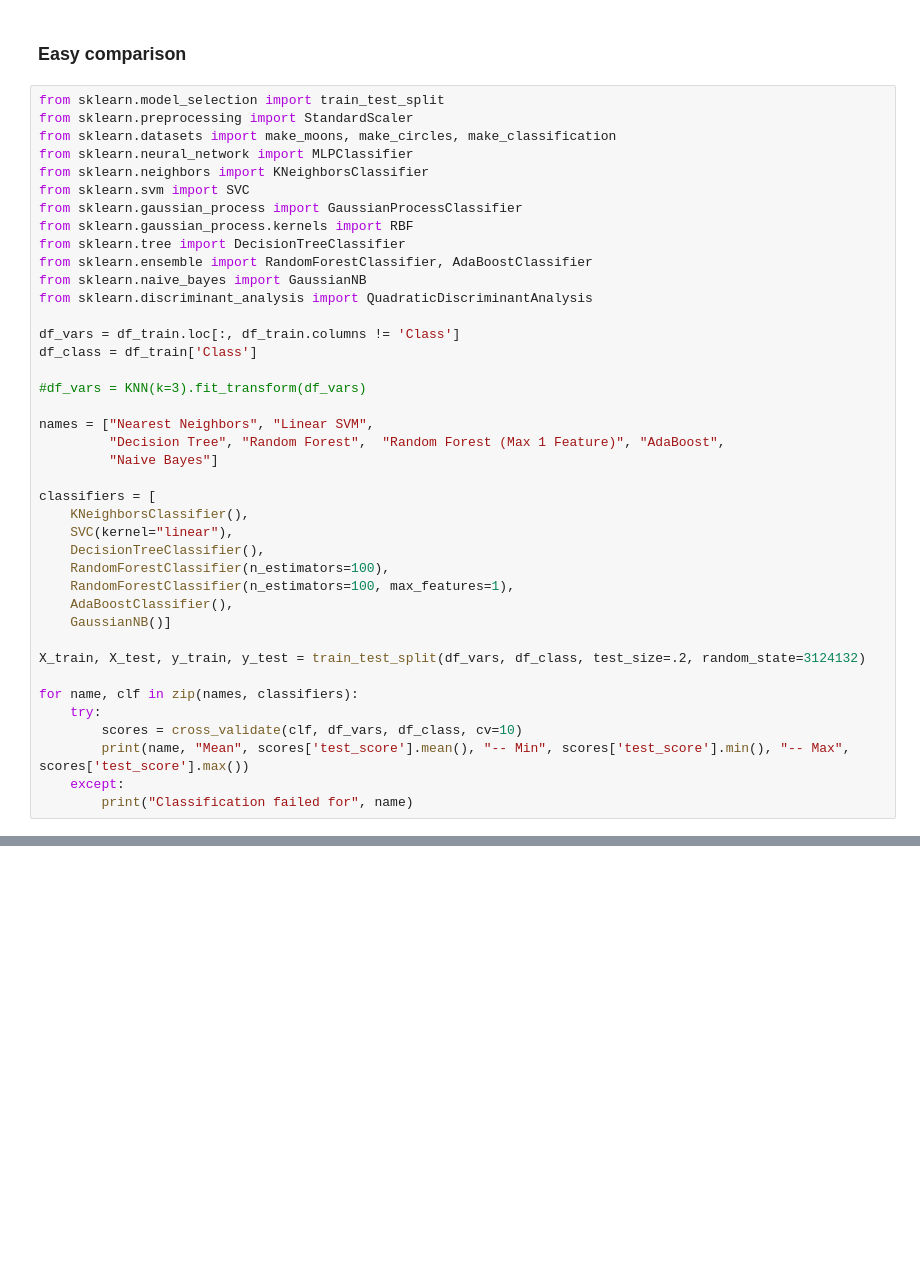
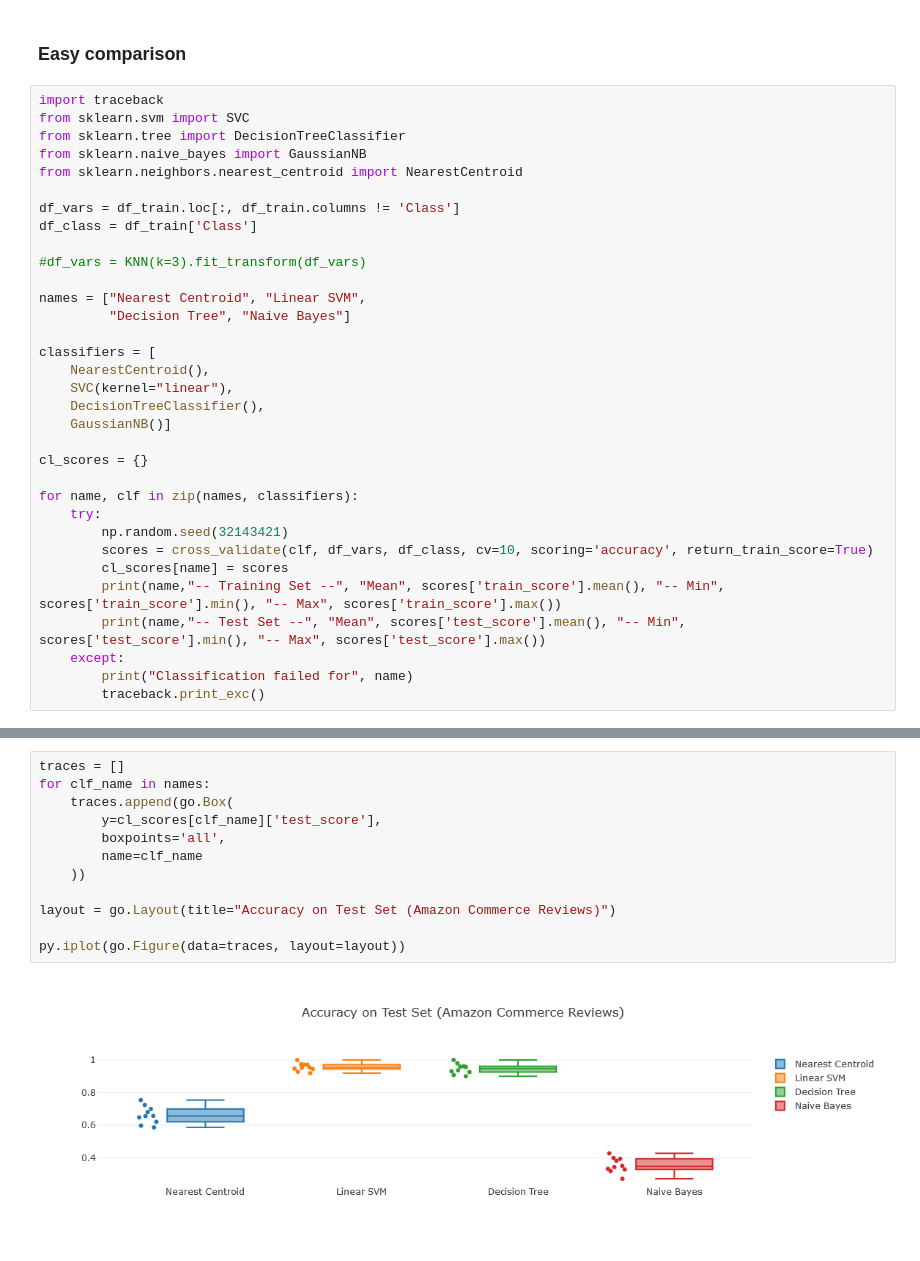
Before and after one commit to freecraver/ML-fun, a Jupyter notebook: amazon/amazon.ipynb, the cells around one changed output, grey strips where cells are left out. Saved outputs shown, nothing was run; the diff lists cells and outputs as text; blank space fills up the shorter version.

```diff
--- a/amazon/amazon.ipynb
+++ b/amazon/amazon.ipynb
@@ -104,43 +108,36 @@ df_res.to_csv(export_file_name, index=False)
 # %% [markdown]
 ### Easy comparison
 # %%
-from sklearn.model_selection import train_test_split
-from sklearn.preprocessing import StandardScaler
-from sklearn.datasets import make_moons, make_circles, make_classification
-from sklearn.neural_network import MLPClassifier
-from sklearn.neighbors import KNeighborsClassifier
+import traceback
 from sklearn.svm import SVC
-from sklearn.gaussian_process import GaussianProcessClassifier
-from sklearn.gaussian_process.kernels import RBF
 from sklearn.tree import DecisionTreeClassifier
-from sklearn.ensemble import RandomForestClassifier, AdaBoostClassifier
 from sklearn.naive_bayes import GaussianNB
-from sklearn.discriminant_analysis import QuadraticDiscriminantAnalysis
+from sklearn.neighbors.nearest_centroid import NearestCentroid
 
 df_vars = df_train.loc[:, df_train.columns != 'Class']
 df_class = df_train['Class']
 
 #df_vars = KNN(k=3).fit_transform(df_vars)
 
-names = ["Nearest Neighbors", "Linear SVM",
-         "Decision Tree", "Random Forest",  "Random Forest (Max 1 Feature)", "AdaBoost",
-         "Naive Bayes"]
+names = ["Nearest Centroid", "Linear SVM",
+         "Decision Tree", "Naive Bayes"]
 
 classifiers = [
-    KNeighborsClassifier(),
+    NearestCentroid(),
     SVC(kernel="linear"),
     DecisionTreeClassifier(),
-    RandomForestClassifier(n_estimators=100),
-    RandomForestClassifier(n_estimators=100, max_features=1),
-    AdaBoostClassifier(),
     GaussianNB()]
 
-X_train, X_test, y_train, y_test = train_test_split(df_vars, df_class, test_size=.2, random_state=3124132)
+cl_scores = {}
 
 for name, clf in zip(names, classifiers):
     try:
-        scores = cross_validate(clf, df_vars, df_class, cv=10)
-        print(name, "Mean", scores['test_score'].mean(), "-- Min", scores['test_score'].min(), "-- Max", scores['test_score'].max())
+        np.random.seed(32143421)
+        scores = cross_validate(clf, df_vars, df_class, cv=10, scoring='accuracy', return_train_score=True)
+        cl_scores[name] = scores
+        print(name,"-- Training Set --", "Mean", scores['train_score'].mean(), "-- Min", scores['train_score'].min(), "-- Max", scores['train_score'].max())
+        print(name,"-- Test Set --", "Mean", scores['test_score'].mean(), "-- Min", scores['test_score'].min(), "-- Max", scores['test_score'].max())
     except:
         print("Classification failed for", name)
+        traceback.print_exc()
 # %% [output]
@@ -147,0 +152,14 @@ SyntaxError: invalid syntax (<ipython-input-6-780628a7e7ed>, line 28)
+# %%
+traces = []
+for clf_name in names:
+    traces.append(go.Box(
+        y=cl_scores[clf_name]['test_score'],
+        boxpoints='all',
+        name=clf_name
+    ))
+
+layout = go.Layout(title="Accuracy on Test Set (Amazon Commerce Reviews)")
+
+py.iplot(go.Figure(data=traces, layout=layout))
+# %% [output]
+[figure, added]
```
Also changed, not shown: parts of 3 cells of this notebook, 1 other file.
